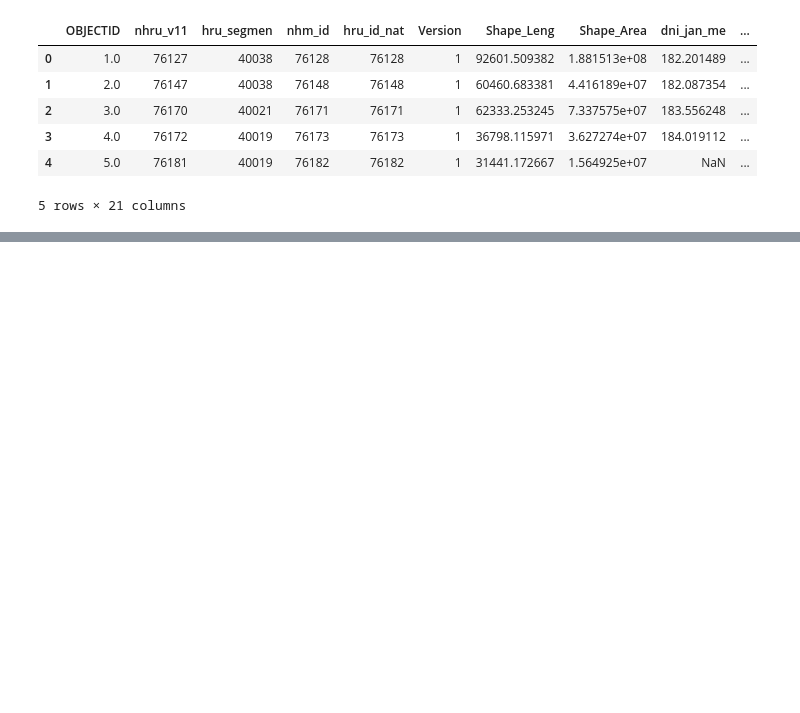
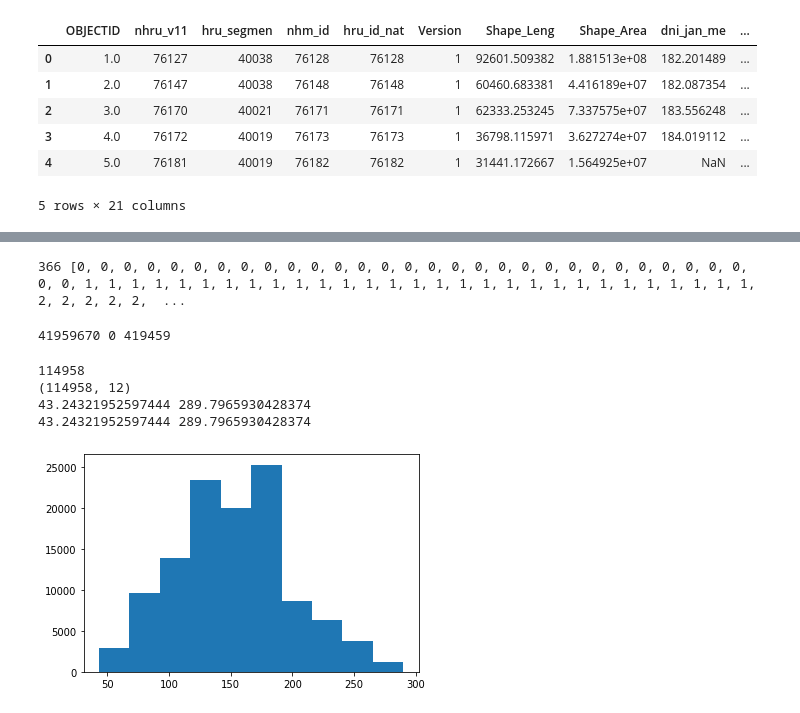
Before and after one commit to nhm-params-usgs/workflow, a Jupyter notebook: dday_slope/dday_slope.ipynb, the cells around one changed output, grey strips where cells are left out. Drawn from its saved outputs; the diff is of its cells as text; code cells hidden in the pictures; blank space fills up the shorter version.

Commit message:
producing intermediate "radadj" variable

```diff
--- a/dday_slope/dday_slope.ipynb
+++ b/dday_slope/dday_slope.ipynb
@@ -54,0 +129,3 @@ print(hru_ids)
+# %%
+hru_slope_df = pd.read_csv(hru_slope_fn)
+hrus = hrus.set_index('nhru_v11').join(hru_slope_df.set_index('$id'))
@@ -54,0 +141,2 @@ print(hru_ids)
+# %%
+hrus['hru_cossl'] = np.cos(np.arctan(hrus['hru_slope']))
@@ -55,3 +154,4 @@ print(hru_ids)
 # %%
-solrad_col_names = ["dni_jan_me", "dni_feb_me", "dni_mar_me", "dni_apr_me", "dni_may_me", "dni_jun_me",
-                    "dni_jul_me", "dni_aug_me", "dni_sep_me", "dni_oct_me", "dni_nov_me", "dni_dec_me"]
+solrad_targets_vals= hrus[["dni_jan_me", "dni_feb_me", "dni_mar_me", "dni_apr_me", "dni_may_me", "dni_jun_me",
+                    "dni_jul_me", "dni_aug_me", "dni_sep_me", "dni_oct_me", "dni_nov_me", "dni_dec_me"]].values
+print(solrad_targets_vals)
@@ -96,0 +224,70 @@ del(hrus)
+# %%
+jan = [0] * 31
+feb = [1] * 29 # assume leap year to get full table
+mar = [2] * 31
+apr = [3] * 30
+may = [4] * 31
+jun = [5] * 30
+jul = [6] * 31
+aug = [7] * 31
+sep = [8] * 30
+octo = [9] * 31
+nov = [10] * 30
+dec = [11] * 31
+
+month_of_jday = jan + feb + mar + apr + may + jun + jul + aug + sep + octo + nov + dec
+print(len(month_of_jday), month_of_jday)
+# %% [output]
+366 [0, 0, 0, 0, 0, 0, 0, 0, 0, 0, 0, 0, 0, 0, 0, 0, 0, 0, 0, 0, 0, 0, 0, 0, 0, 0, 0, 0, 0, 0, 0, 1, 1, 1, 1, 1, 1, 1, 1, 1, 1, 1, 1, 1, 1, 1, 1, 1, 1, 1, 1, 1, 1, 1, 1, 1, 1, 1, 1, 1, 2, 2, 2, 2, 2,  ...
+# %%
+# Compute radagj for all days-of-the-year and for all HRUs
+
+radadj = np.zeros(soltab_df.shape)
+nday = soltab_df.shape[0]
+nhru = soltab_df.shape[1]
+
+min_count = 0
+max_count = 0
+for jday in range(nday):
+    imon = month_of_jday[jday]
+    for ihru in range(nhru):
+        kk = nhru_v11_vals[ihru] - 1
+#        print(solrad_targets_vals.shape, hru_cossl_vals.shape, soltab_df_vals.shape)
+        try:
+            radadj[jday,ihru] = solrad_targets_vals[ihru,imon] * hru_cossl_vals[ihru] / soltab_df_vals[jday,kk]
+        except:
+            print(jday, ihru, imon, solrad_targets_vals[ihru,imon], hru_cossl_vals[ihru], soltab_df_vals[jday,kk])
+
+        if radadj[jday,ihru] < 0.05:
+            radadj[jday,ihru] = 0.05
+            min_count += 1
+
+        if radadj[jday,ihru] > 0.95:
+            radadj[jday,ihru] = 0.05
+            max_count += 1
+
+print ((jday * nhru), min_count, max_count)
+# %% [output]
+41959670 0 419459
+# %%
+jday = 1
+
+# look at jday = 61
+
+hrus["solrad_targets_vals"] = solrad_targets_vals[:,month_of_jday[jday-1]]
+print(len(hrus["solrad_targets_vals"]))
+#hrus["hru_cossl"] = solrad_targets["hru_cossl"]
+
+print(solrad_targets_vals.shape)
+print(min(solrad_targets_vals[:,month_of_jday[jday-1]]),max(solrad_targets_vals[:,month_of_jday[jday-1]]))
+
+print(min(hrus["solrad_targets_vals"]),max(hrus["solrad_targets_vals"]))
+
+plt.hist(solrad_targets_vals[:,month_of_jday[jday-1]])
+plt.show()
+# %% [output]
+114958
+(114958, 12)
+43.24321952597444 289.7965930428374
+43.24321952597444 289.7965930428374
+[figure, added]
```
Also changed, not shown: parts of 25 cells of this notebook, 1 other file.
